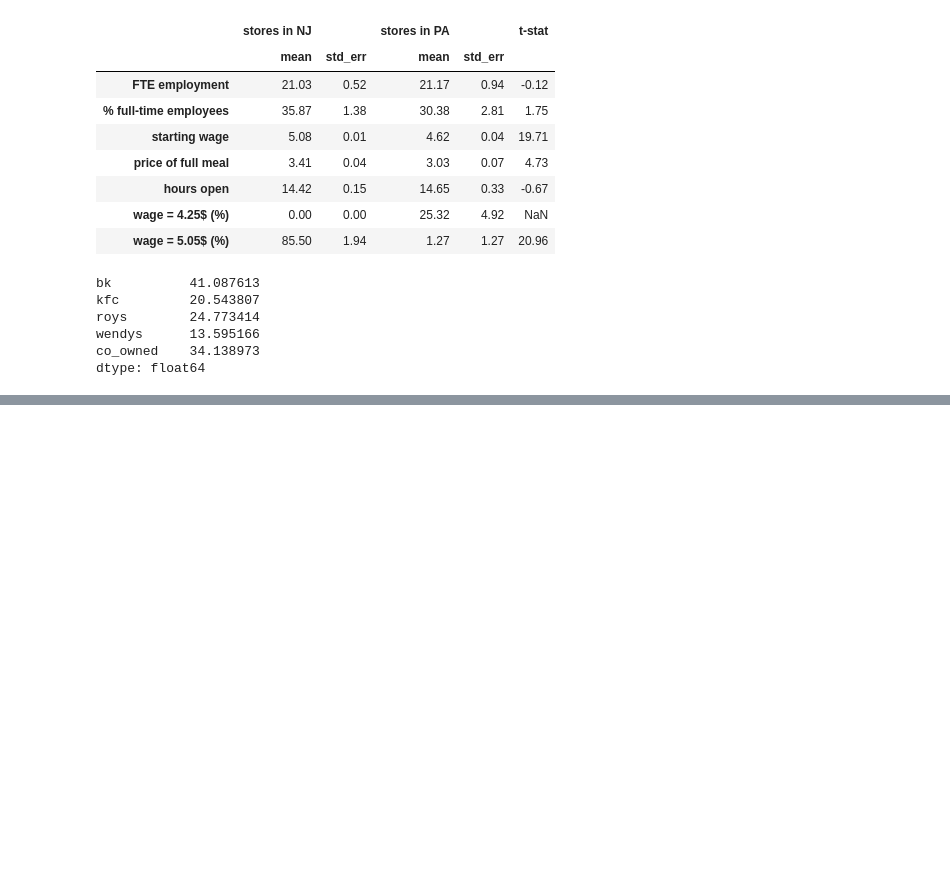
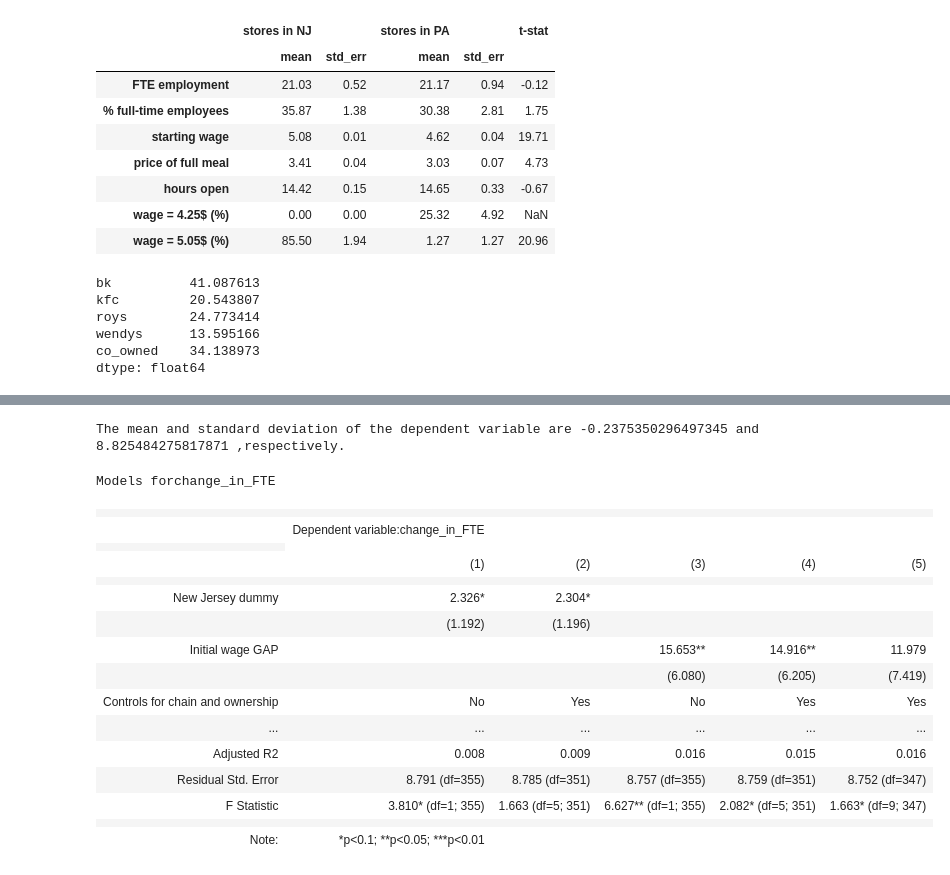
Before and after one commit to edoardofalchi/ose-data-science-course-projeect-edoardofalchi, a Jupyter notebook: Card_Krueger_1994.ipynb, the cells around one changed output, grey strips where cells are left out. Saved outputs shown, nothing was run; the diff lists cells and outputs as text; code cells hidden in the pictures; blank space fills up the shorter version.

```diff
--- a/Card_Krueger_1994.ipynb
+++ b/Card_Krueger_1994.ipynb
@@ -809,0 +821,21 @@ f
+# %%
+get_table_4and7("change_in_FTE", df_reg_tab4)
+# %% [output]
+The mean and standard deviation of the dependent variable are -0.2375350296497345 and 8.825484275817871 ,respectively.
+Models forchange_in_FTE
+|  |  |  |  |  |  |
+|  | Dependent variable:change_in_FTE |  |  |  |  |
+|  |
+|  | (1) | (2) | (3) | (4) | (5) |
+|  |  |  |  |  |  |
+| New Jersey dummy | 2.326* | 2.304* |  |  |  |
+|  | (1.192) | (1.196) |  |  |  |
+| Initial wage GAP |  |  | 15.653** | 14.916** | 11.979 |
+|  |  |  | (6.080) | (6.205) | (7.419) |
+| Controls for chain and ownership | No | Yes | No | Yes | Yes |
+| ... | ... | ... | ... | ... | ... |
+| Adjusted R2 | 0.008 | 0.009 | 0.016 | 0.015 | 0.016 |
+| Residual Std. Error | 8.791 (df=355) | 8.785 (df=351) | 8.757 (df=355) | 8.759 (df=351) | 8.752 (df=347) |
+| F Statistic | 3.810* (df=1; 355) | 1.663 (df=5; 351) | 6.627** (df=1; 355) | 2.082* (df=5; 351) | 1.663* (df=9; 347) |
+|  |  |  |  |  |  |
+| Note: | *p<0.1; **p<0.05; ***p<0.01 |  |  |  |  |
```
Also changed, not shown: parts of 30 cells of this notebook.
